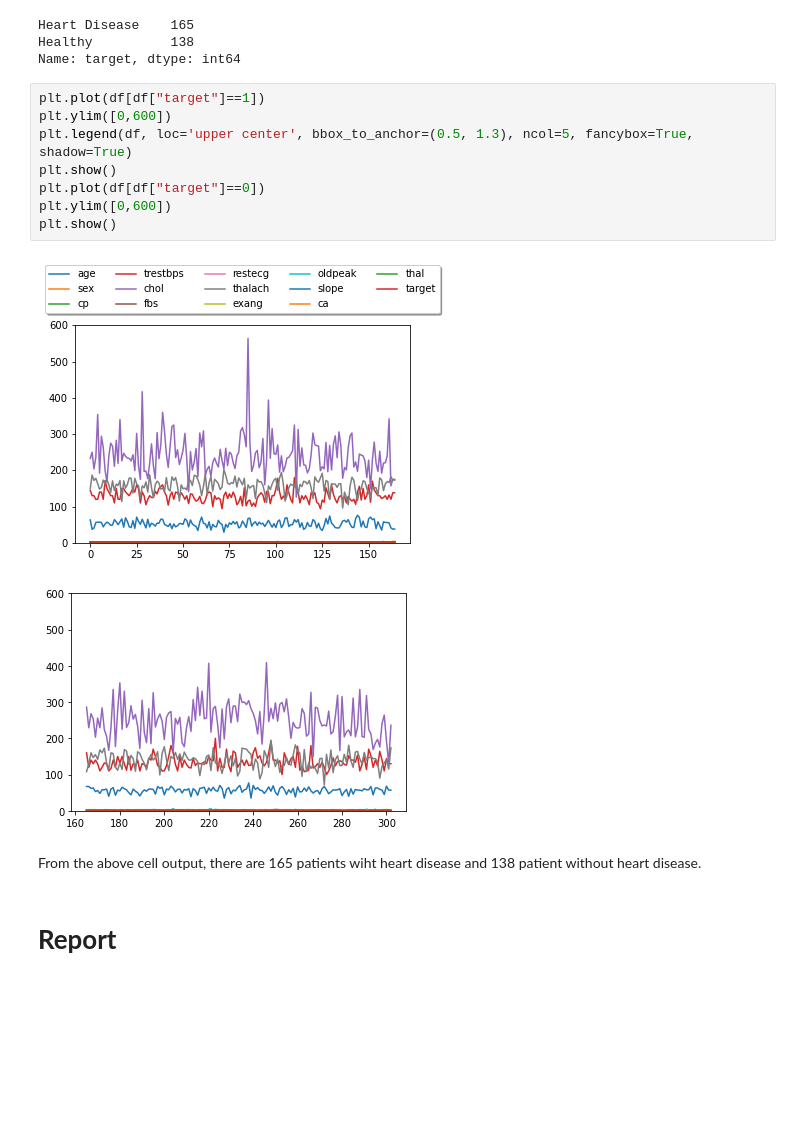
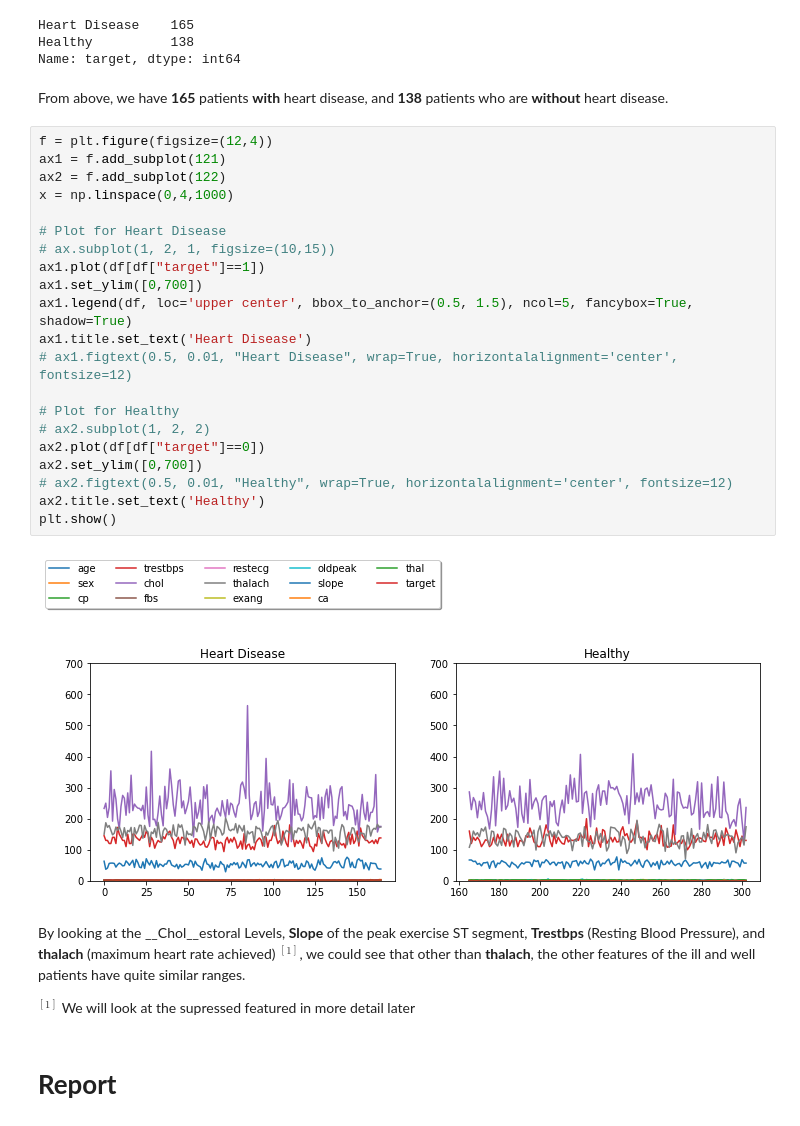
Before and after one commit to jonleesy/F21DLHeartDiseaseClassification, a Jupyter notebook: Model/HeartDisease.ipynb, the cells around one changed output. Cells and saved outputs as stored; diff of their text form; blank space fills up the shorter version.

```diff
--- a/Model/HeartDisease.ipynb
+++ b/Model/HeartDisease.ipynb
@@ -70,19 +70,35 @@ print(df_series)
 Heart Disease    165
 Healthy          138
 Name: target, dtype: int64
-# %%
-plt.plot(df[df["target"]==1])
-plt.ylim([0,600])
-plt.legend(df, loc='upper center', bbox_to_anchor=(0.5, 1.3), ncol=5, fancybox=True, shadow=True)
-plt.show()
-plt.plot(df[df["target"]==0])
-plt.ylim([0,600])
-plt.show()
-# %% [output]
-[figure, removed]
-[figure, removed]
 # %% [markdown]
-From the above cell output, there are 165 patients wiht heart disease and 138 patient without heart disease.
+From above, we have __165__ patients __with__ heart disease, and __138__ patients who are __without__ heart disease.
+# %%
+f = plt.figure(figsize=(12,4))
+ax1 = f.add_subplot(121)
+ax2 = f.add_subplot(122)
+x = np.linspace(0,4,1000)
+
+# Plot for Heart Disease
+# ax.subplot(1, 2, 1, figsize=(10,15))
+ax1.plot(df[df["target"]==1])
+ax1.set_ylim([0,700])
+ax1.legend(df, loc='upper center', bbox_to_anchor=(0.5, 1.5), ncol=5, fancybox=True, shadow=True)
+ax1.title.set_text('Heart Disease')
+# ax1.figtext(0.5, 0.01, "Heart Disease", wrap=True, horizontalalignment='center', fontsize=12)
+
+# Plot for Healthy
+# ax2.subplot(1, 2, 2)
+ax2.plot(df[df["target"]==0])
+ax2.set_ylim([0,700])
+# ax2.figtext(0.5, 0.01, "Healthy", wrap=True, horizontalalignment='center', fontsize=12)
+ax2.title.set_text('Healthy')
+plt.show()
+# %% [output]
+[figure, added]
+# %% [markdown]
+By looking at the __Chol__estoral Levels, __Slope__ of the peak exercise ST segment, __Trestbps__ (Resting Blood Pressure), and __thalach__ (maximum heart rate achieved) $^{[1]}$, we could see that other than __thalach__, the other features of the ill and well patients have quite similar ranges.
+
+$^{[1]}$ We will look at the supressed featured in more detail later
 # %% [markdown]
 # __Report__
 # %%
```
